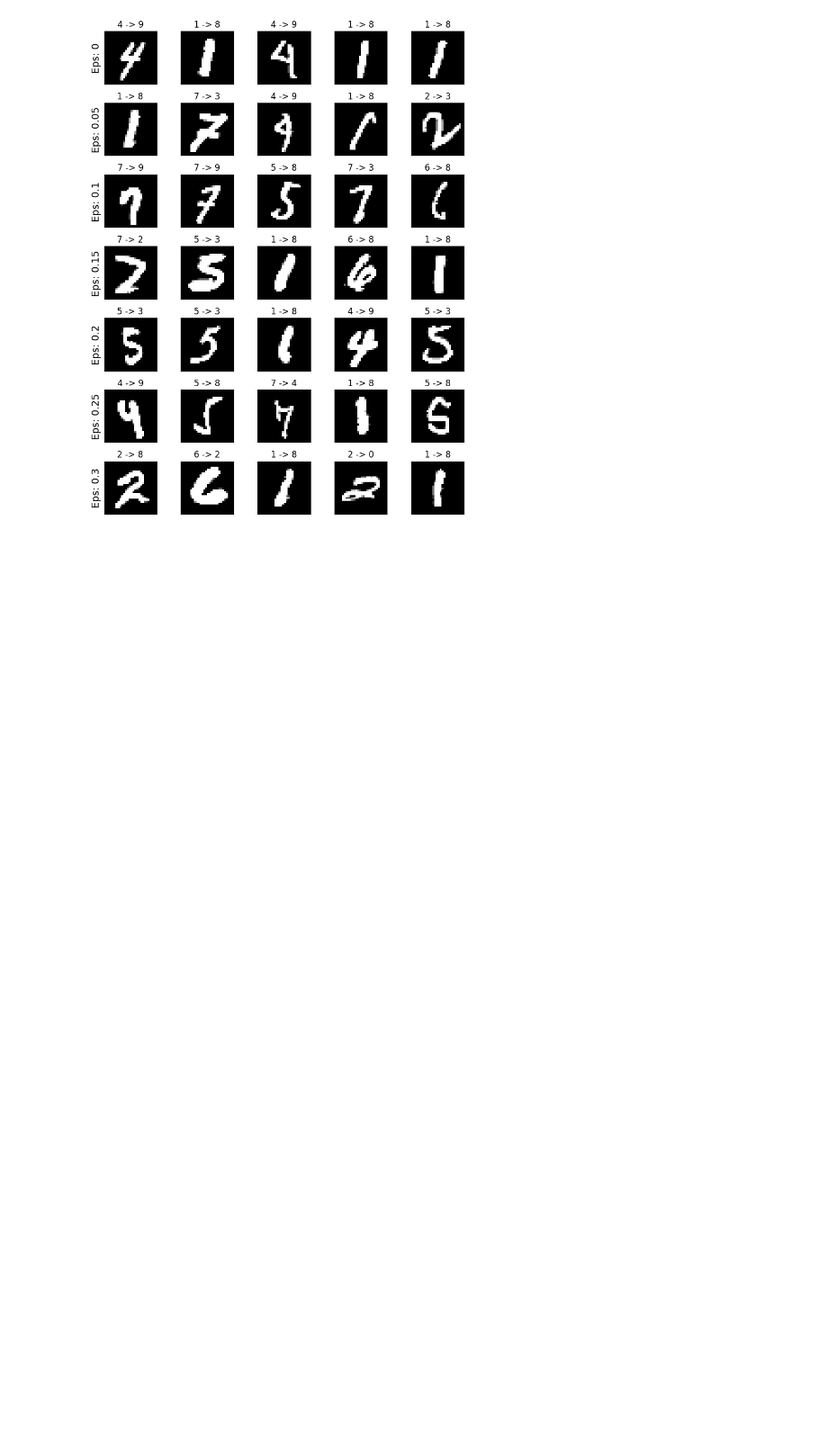
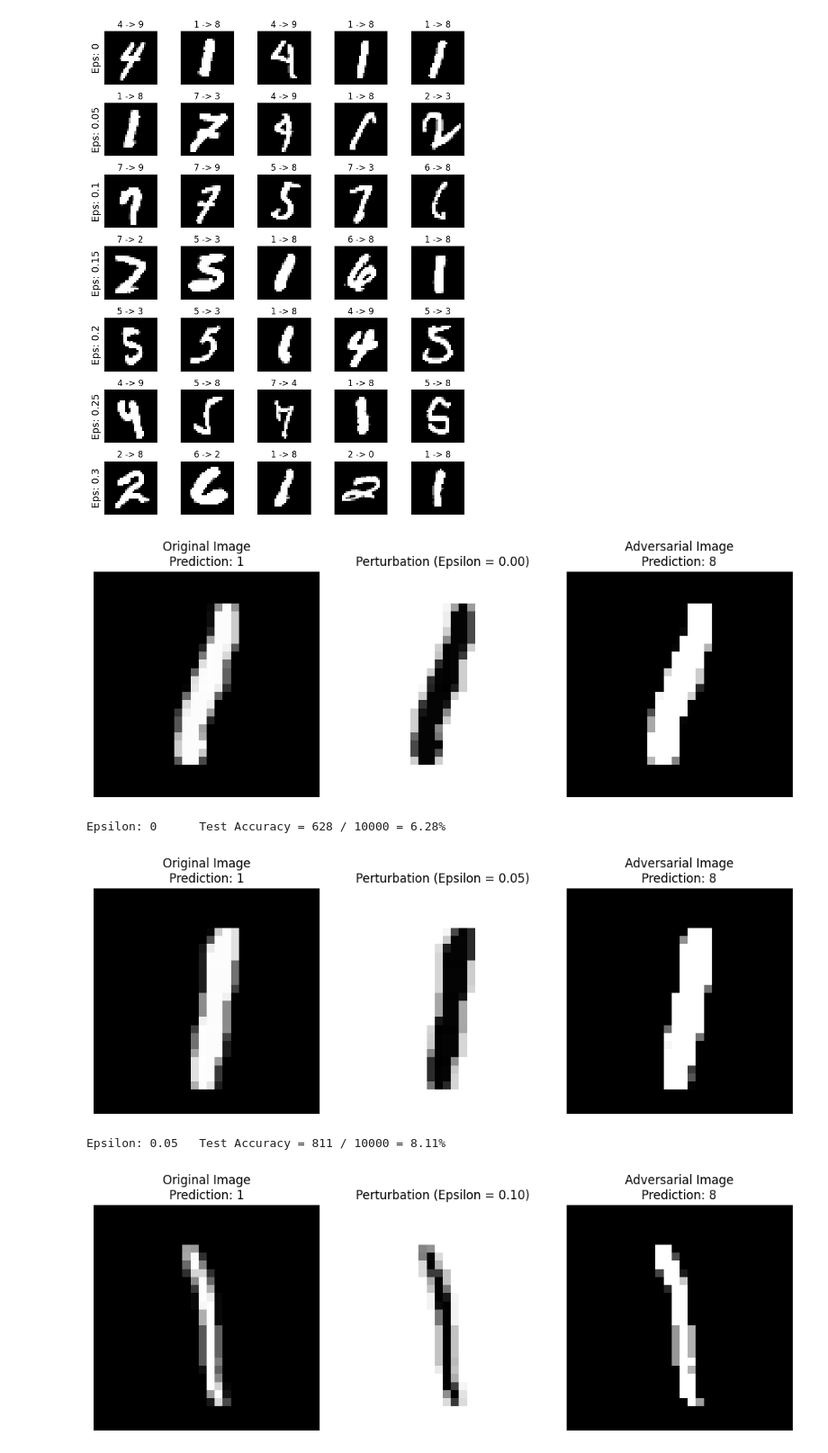
Before and after one commit to dnyanshwalwadkar/Advance-Deep-Learning, a Jupyter notebook: Adversarial_attack/Adversarial_attack_using_FGSM.ipynb, the cells around one changed output. Shown at 90% size. Drawn from its saved outputs; the diff is of its cells as text; code cells hidden in the pictures; blank space fills up the shorter version.

Commit message:
attack result output images

```diff
--- a/Adversarial_attack/Adversarial_attack_using_FGSM.ipynb
+++ b/Adversarial_attack/Adversarial_attack_using_FGSM.ipynb
@@ -202,3 +202,83 @@ Epsilon: 0.25   Test Accuracy = 696 / 10000 = 6.96%
 Epsilon: 0.3    Test Accuracy = 575 / 10000 = 5.75%
 [figure]
 [figure]
+# %%
+import matplotlib.pyplot as plt
+
+def display_images(orig, perturbed, eps, init_pred, final_pred):
+    fig, axes = plt.subplots(1, 3, figsize=(10, 5))
+
+    # Original image
+    axes[0].imshow(orig, cmap='gray')
+    axes[0].set_title("Original Image\nPrediction: {}".format(init_pred))
+    axes[0].axis('off')
+
+    # Perturbation
+    axes[1].imshow(perturbed - orig, cmap='gray')
+    axes[1].set_title("Perturbation (Epsilon = {:.2f})".format(eps))
+    axes[1].axis('off')
+
+    # Adversarial image
+    axes[2].imshow(perturbed, cmap='gray')
+    axes[2].set_title("Adversarial Image\nPrediction: {}".format(final_pred))
+    axes[2].axis('off')
+
+    plt.tight_layout()
+    plt.show()
+
+# Test the model with FGSM adversarial examples and visualize the results
+def test_with_fgsm_visualization(model, test_loader, epsilon):
+    model.eval()
+    correct = 0
+    adv_examples = []
+
+    for data, target in test_loader:
+        data.requires_grad = True
+        output = model(data)
+        init_pred = output.argmax(dim=1, keepdim=True)
+
+        if not torch.all(init_pred.squeeze() == target):
+            continue
+
+        loss = criterion(output, target)
+        model.zero_grad()
+        loss.backward()
+
+        data_grad = data.grad.data
+        perturbed_data = fgsm_attack(data, epsilon, data_grad)
+
+        output = model(perturbed_data)
+        final_pred = output.argmax(dim=1, keepdim=True)
+
+        correct += torch.sum(final_pred.squeeze() == target).item()
+
+        # Save and display one adversarial example
+        if len(adv_examples) < 1:
+            for idx in range(data.shape[0]):
+                if final_pred[idx].item() != target[idx].item():
+                    orig = data[idx].squeeze().detach().numpy()
+                    adv_ex = perturbed_data[idx].squeeze().detach().numpy()
+                    display_images(orig, adv_ex, epsilon, init_pred[idx].item(), final_pred[idx].item())
+                    adv_examples.append((init_pred[idx].item(), final_pred[idx].item(), adv_ex))
+                    break
+
+    final_accuracy = correct / len(test_loader.dataset)
+    print("Epsilon: {}\tTest Accuracy = {} / {} = {:.2f}%".format(epsilon, correct, len(test_loader.dataset), 100. * final_accuracy))
+
+    return final_accuracy, adv_examples
+
+# Run the FGSM attack with different epsilon values and visualize the results
+epsilons = [0, 0.05, 0.1, 0.15, 0.2, 0.25, 0.3]
+accuracies = []
+examples = []
+
+for eps in epsilons:
+    acc, ex = test_with_fgsm_visualization(model, test_loader, eps)
+    accuracies.append(acc)
+    examples.append(ex)
+# %% [output]
+[figure, added]
+Epsilon: 0      Test Accuracy = 628 / 10000 = 6.28%
+[figure, added]
+Epsilon: 0.05   Test Accuracy = 811 / 10000 = 8.11%
+[figure, added]
```
Also changed, not shown: parts of 1 cell of this notebook, 4 other files.
